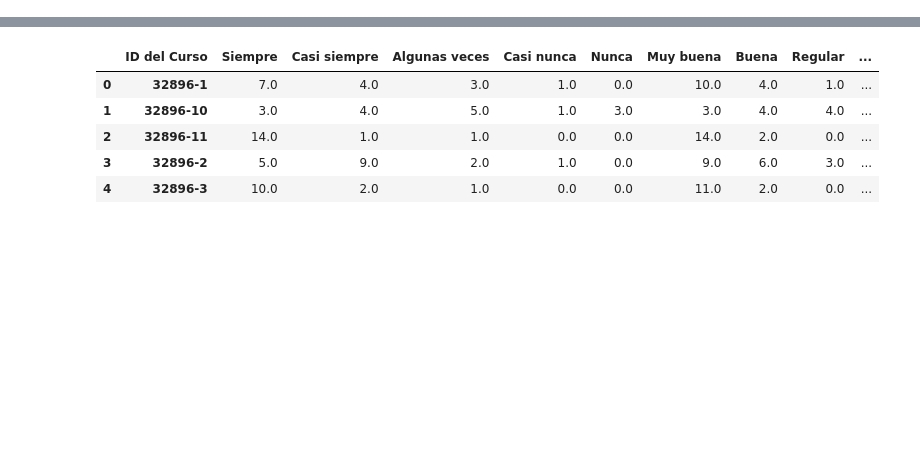
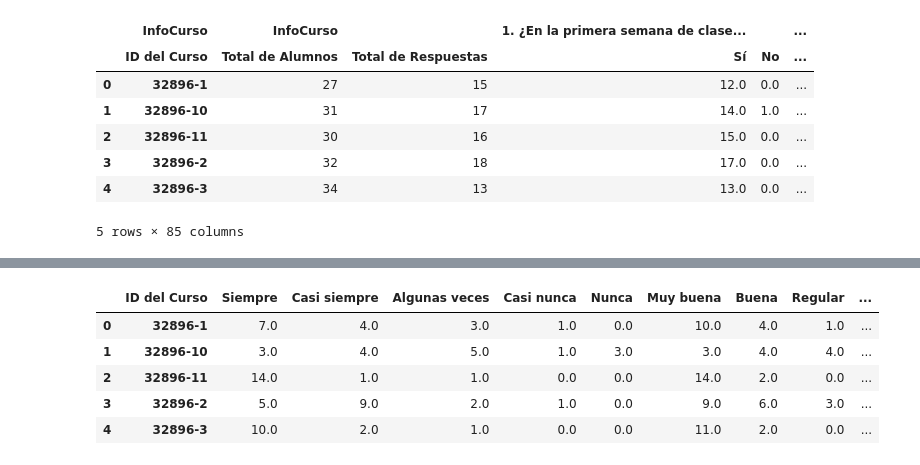
Before and after one commit to Axewuf/EncuestaCursos, a Jupyter notebook: EncuestaVis/EncuestaCurso.ipynb, the cells around one changed output, grey strips where cells are left out. Saved outputs shown, nothing was run; the diff lists cells and outputs as text; code cells hidden in the pictures; blank space fills up the shorter version.

```diff
--- a/EncuestaVis/EncuestaCurso.ipynb
+++ b/EncuestaVis/EncuestaCurso.ipynb
@@ -20,0 +87,12 @@ data = pd.read_excel('assets/ResultadosFinales Public.xlsx', header=[0, 1], inde
+# %%
+data = pd.read_excel('assets/ResultadosFinales Public.xlsx', header=[0, 1], index_col=[0, 1]) #The first two rows are the headers.
+data.head()
+# %% [output]
+|  | InfoCurso | InfoCurso |  | 1. ¿En la primera semana de clase... |  | ... |
+|  | ID del Curso | Total de Alumnos | Total de Respuestas | Sí | No | ... |
+| 0 | 32896-1 | 27 | 15 | 12.0 | 0.0 | ... |
+| 1 | 32896-10 | 31 | 17 | 14.0 | 1.0 | ... |
+| 2 | 32896-11 | 30 | 16 | 15.0 | 0.0 | ... |
+| 3 | 32896-2 | 32 | 18 | 17.0 | 0.0 | ... |
+| 4 | 32896-3 | 34 | 13 | 13.0 | 0.0 | ... |
+5 rows × 85 columns
```
Also changed, not shown: parts of 33 cells of this notebook, 3 other files.
